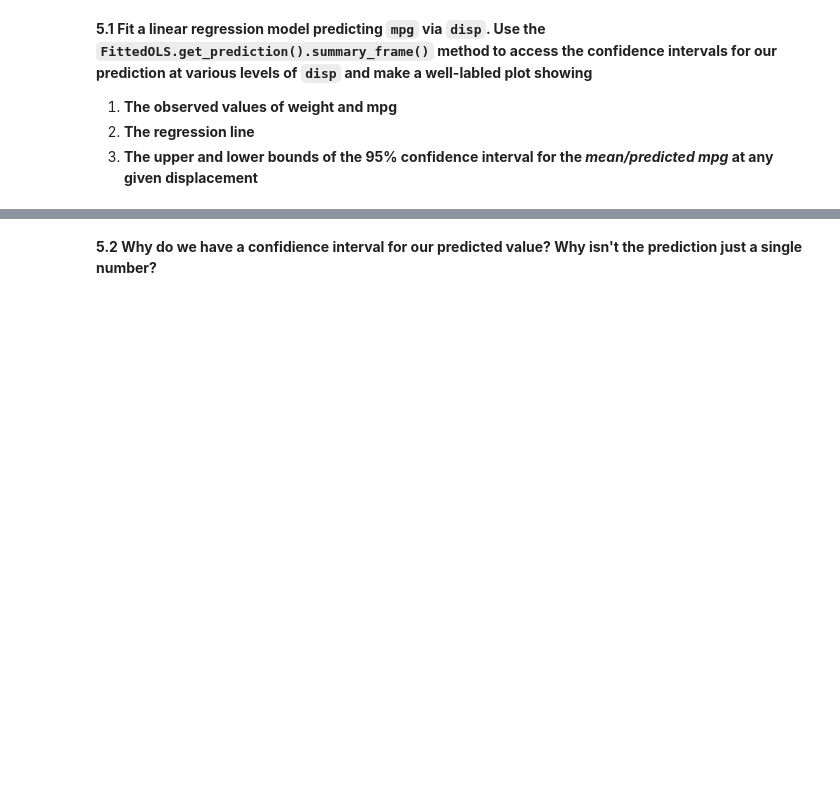
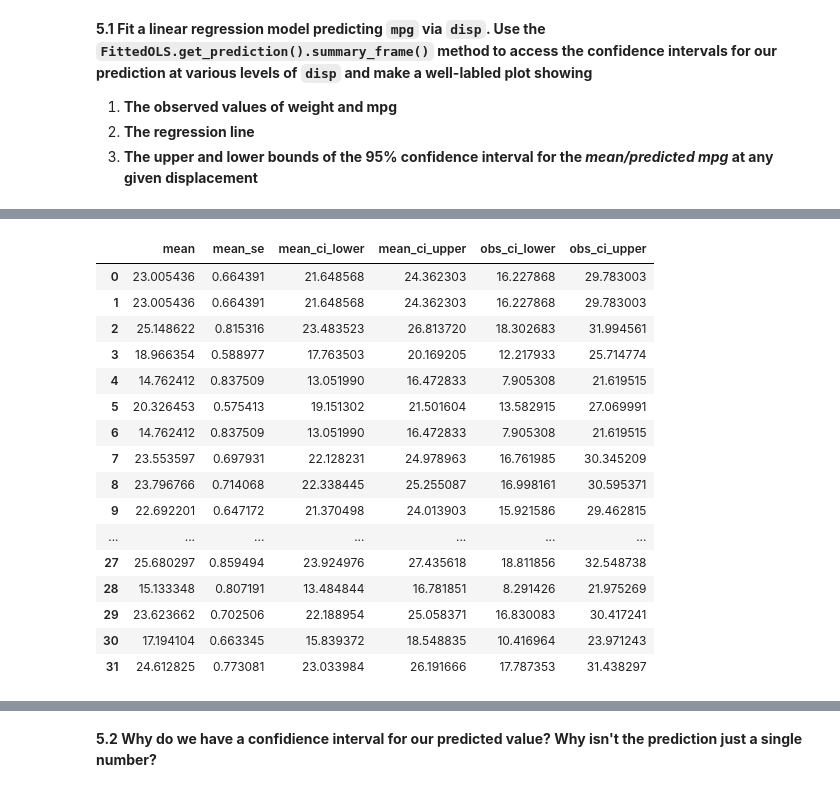
Before and after one commit to avrielepps/CS109AHW, a Jupyter notebook: cs109a_hw2_209/cs109a_hw2_209.ipynb, the cells around one changed output, grey strips where cells are left out. Drawn from its saved outputs; the diff is of its cells as text; code cells hidden in the pictures; blank space fills up the shorter version.

```diff
--- a/cs109a_hw2_209/cs109a_hw2_209.ipynb
+++ b/cs109a_hw2_209/cs109a_hw2_209.ipynb
@@ -94,0 +105,7 @@ X = sm.add_constant(X)
+# %%
+#Then must first create the linear regression object from stats model
+x_disp = sm.add_constant(df.disp)
+OLSmodel = sm.OLS(df.mpg, x_disp)
+results = OLSmodel.fit()
+predicted_y = results.predict(x_disp)
+display(results.summary())
@@ -94,0 +130,22 @@ X = sm.add_constant(X)
+# %%
+#Great, now let's get the CI for all predicted values
+predictions = results.get_prediction().summary_frame()
+display(predictions)
+# %% [output]
+|  | mean | mean_se | mean_ci_lower | mean_ci_upper | obs_ci_lower | obs_ci_upper |
+| 0 | 23.005436 | 0.664391 | 21.648568 | 24.362303 | 16.227868 | 29.783003 |
+| 1 | 23.005436 | 0.664391 | 21.648568 | 24.362303 | 16.227868 | 29.783003 |
+| 2 | 25.148622 | 0.815316 | 23.483523 | 26.813720 | 18.302683 | 31.994561 |
+| 3 | 18.966354 | 0.588977 | 17.763503 | 20.169205 | 12.217933 | 25.714774 |
+| 4 | 14.762412 | 0.837509 | 13.051990 | 16.472833 | 7.905308 | 21.619515 |
+| 5 | 20.326453 | 0.575413 | 19.151302 | 21.501604 | 13.582915 | 27.069991 |
+| 6 | 14.762412 | 0.837509 | 13.051990 | 16.472833 | 7.905308 | 21.619515 |
+| 7 | 23.553597 | 0.697931 | 22.128231 | 24.978963 | 16.761985 | 30.345209 |
+| 8 | 23.796766 | 0.714068 | 22.338445 | 25.255087 | 16.998161 | 30.595371 |
+| 9 | 22.692201 | 0.647172 | 21.370498 | 24.013903 | 15.921586 | 29.462815 |
+| ... | ... | ... | ... | ... | ... | ... |
+| 27 | 25.680297 | 0.859494 | 23.924976 | 27.435618 | 18.811856 | 32.548738 |
+| 28 | 15.133348 | 0.807191 | 13.484844 | 16.781851 | 8.291426 | 21.975269 |
+| 29 | 23.623662 | 0.702506 | 22.188954 | 25.058371 | 16.830083 | 30.417241 |
+| 30 | 17.194104 | 0.663345 | 15.839372 | 18.548835 | 10.416964 | 23.971243 |
+| 31 | 24.612825 | 0.773081 | 23.033984 | 26.191666 | 17.787353 | 31.438297 |
```
Also changed, not shown: parts of 11 cells of this notebook, 2 other files.
